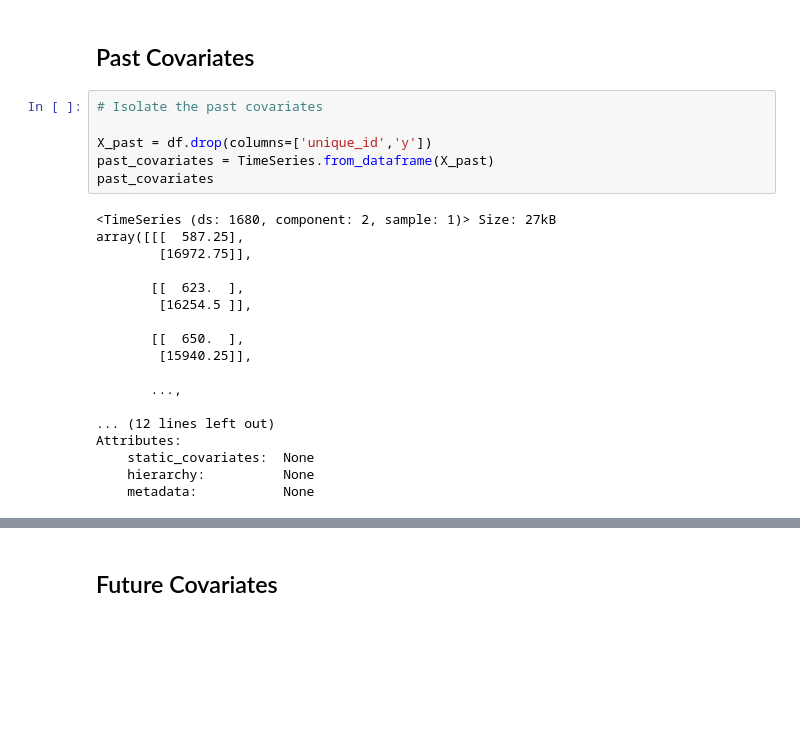
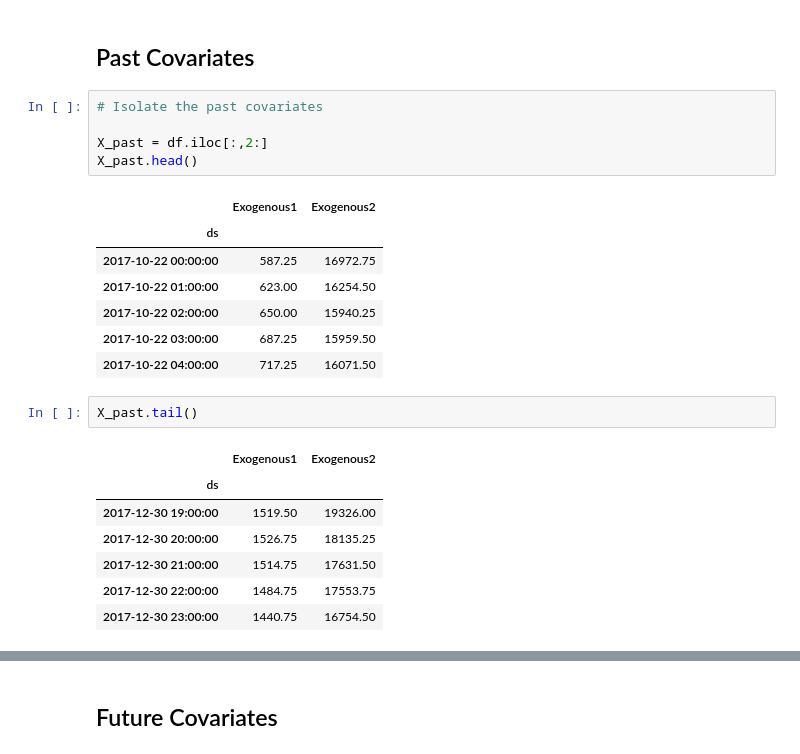
Before and after one commit to ROARMarketingConcepts/Times-Series-Analysis-with-Python, a Jupyter notebook: Deep Learning for Time Series Forecasting /TFT/Time_Series_Forecasting_with_TFT.ipynb, the cells around one changed output, grey strips where cells are left out. Drawn from its saved outputs; the diff is of its cells as text; blank space fills up the shorter version.

```diff
--- a/Deep Learning for Time Series Forecasting /TFT/Time_Series_Forecasting_with_TFT.ipynb
+++ b/Deep Learning for Time Series Forecasting /TFT/Time_Series_Forecasting_with_TFT.ipynb
@@ -193,24 +193,23 @@ add_encoders = {
 # %%
 # Isolate the past covariates
 
-X_past = df.drop(columns=['unique_id','y'])
-past_covariates = TimeSeries.from_dataframe(X_past)
-past_covariates
+X_past = df.iloc[:,2:]
+X_past.head()
 # %% [output]
-<TimeSeries (ds: 1680, component: 2, sample: 1)> Size: 27kB
-array([[[  587.25],
-        [16972.75]],
-
-       [[  623.  ],
-        [16254.5 ]],
-
-       [[  650.  ],
-        [15940.25]],
-
-       ...,
-
-... (12 lines left out)
-Attributes:
-    static_covariates:  None
-    hierarchy:          None
-    metadata:           None
+|  | Exogenous1 | Exogenous2 |
+| ds |  |  |
+| 2017-10-22 00:00:00 | 587.25 | 16972.75 |
+| 2017-10-22 01:00:00 | 623.00 | 16254.50 |
+| 2017-10-22 02:00:00 | 650.00 | 15940.25 |
+| 2017-10-22 03:00:00 | 687.25 | 15959.50 |
+| 2017-10-22 04:00:00 | 717.25 | 16071.50 |
+# %%
+X_past.tail()
+# %% [output]
+|  | Exogenous1 | Exogenous2 |
+| ds |  |  |
+| 2017-12-30 19:00:00 | 1519.50 | 19326.00 |
+| 2017-12-30 20:00:00 | 1526.75 | 18135.25 |
+| 2017-12-30 21:00:00 | 1514.75 | 17631.50 |
+| 2017-12-30 22:00:00 | 1484.75 | 17553.75 |
+| 2017-12-30 23:00:00 | 1440.75 | 16754.50 |
```
Also changed, not shown: parts of 11 cells of this notebook, 2 other files.
